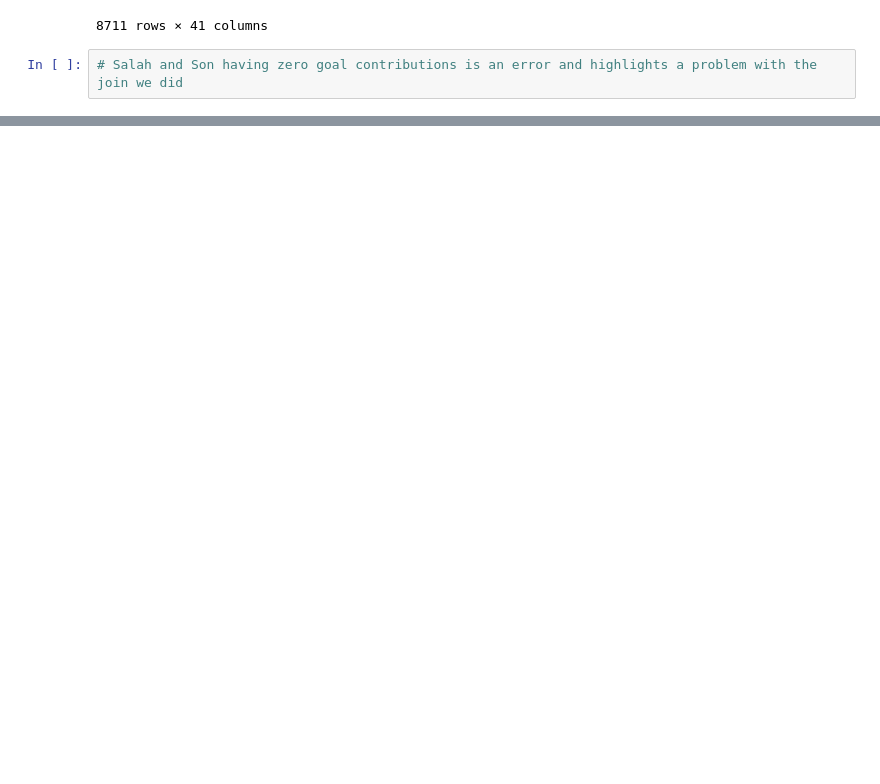
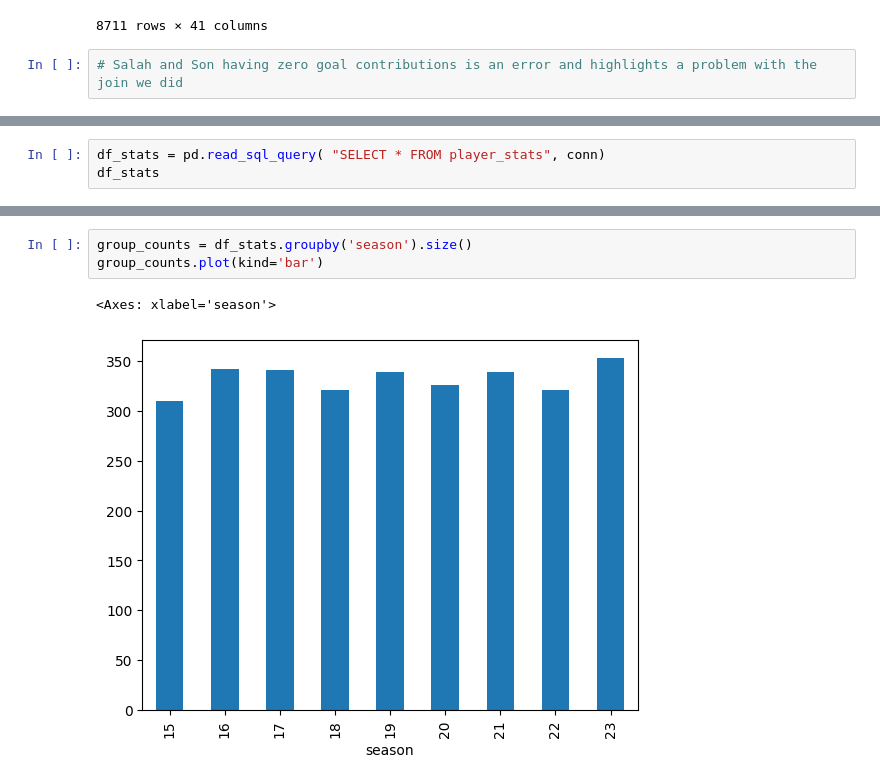
Before and after one commit to JonathonLeiding/fifa-score-analysis, a Jupyter notebook: jup_notebooks/exploratory_prem_analysis.ipynb, the cells around one changed output, grey strips where cells are left out. Saved outputs shown, nothing was run; the diff lists cells and outputs as text; blank space fills up the shorter version.

```diff
--- a/jup_notebooks/exploratory_prem_analysis.ipynb
+++ b/jup_notebooks/exploratory_prem_analysis.ipynb
@@ -60,0 +77,3 @@ df
+# %%
+df_stats = pd.read_sql_query( "SELECT * FROM player_stats", conn)
+df_stats
@@ -60,0 +94,6 @@ df
+# %%
+group_counts = df_stats.groupby('season').size()
+group_counts.plot(kind='bar')
+# %% [output]
+<Axes: xlabel='season'>
+[figure, added]
```
Also changed, not shown: parts of 13 cells of this notebook, 3 other files.
